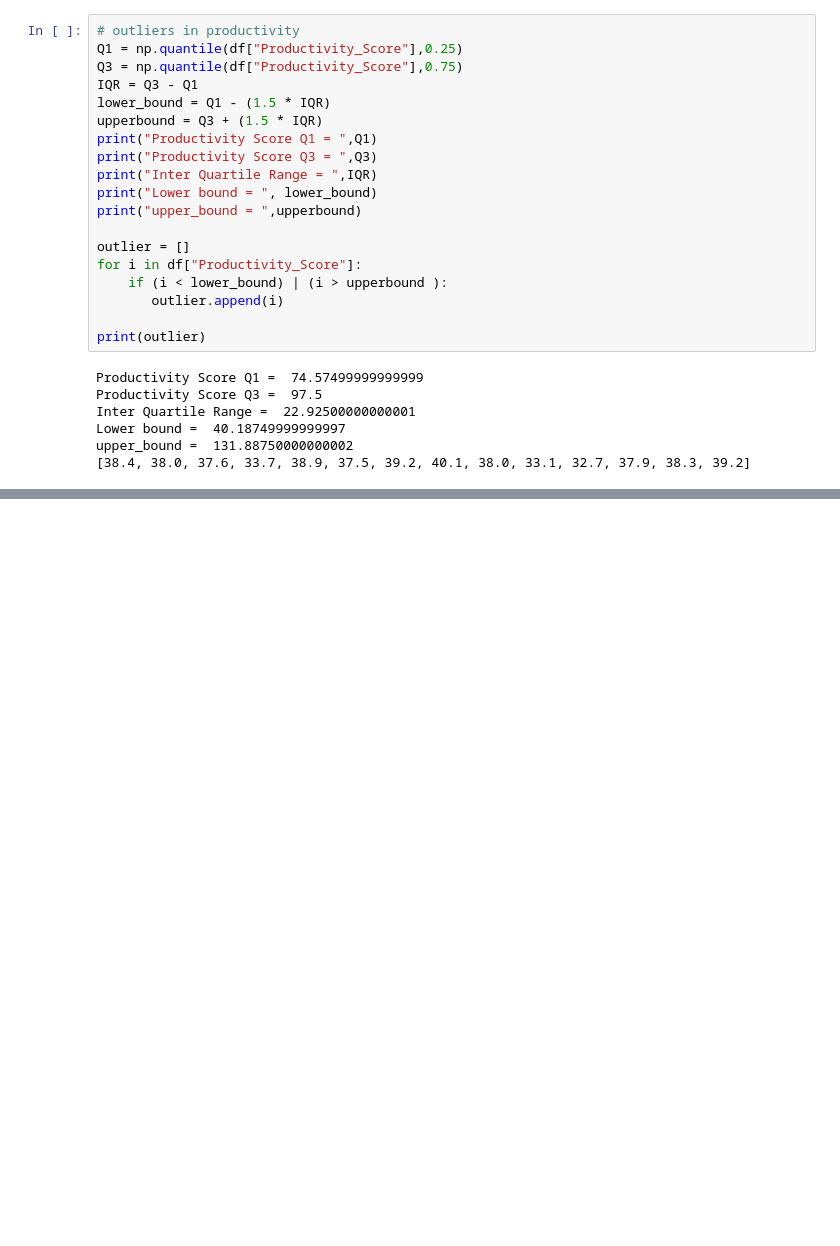
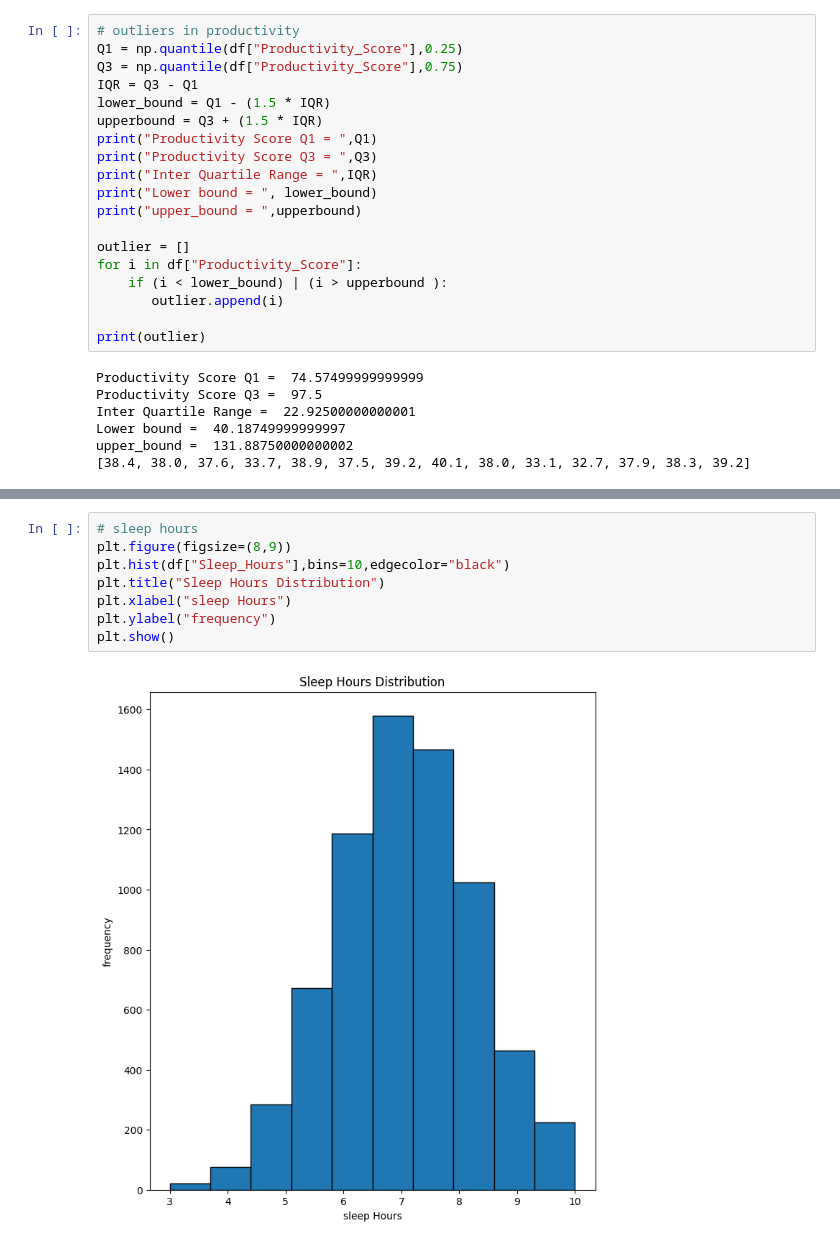
Before and after one commit to Engr-Jawad/Data-Science-Projects, a Jupyter notebook: Digita_Lifestyle_ Productivity _&_ Screen Behavior_ Analysis/digital_lifestyle.ipynb, the cells around one changed output, grey strips where cells are left out. Saved outputs shown, nothing was run; the diff lists cells and outputs as text; blank space fills up the shorter version.

```diff
--- a/Digita_Lifestyle_ Productivity _&_ Screen Behavior_ Analysis/digital_lifestyle.ipynb
+++ b/Digita_Lifestyle_ Productivity _&_ Screen Behavior_ Analysis/digital_lifestyle.ipynb
@@ -281,0 +293,10 @@ upper_bound =  131.88750000000002
+# %%
+# sleep hours
+plt.figure(figsize=(8,9))
+plt.hist(df["Sleep_Hours"],bins=10,edgecolor="black")
+plt.title("Sleep Hours Distribution")
+plt.xlabel("sleep Hours")
+plt.ylabel("frequency")
+plt.show()
+# %% [output]
+[figure, added]
```
Also changed, not shown: parts of 3 cells of this notebook.
